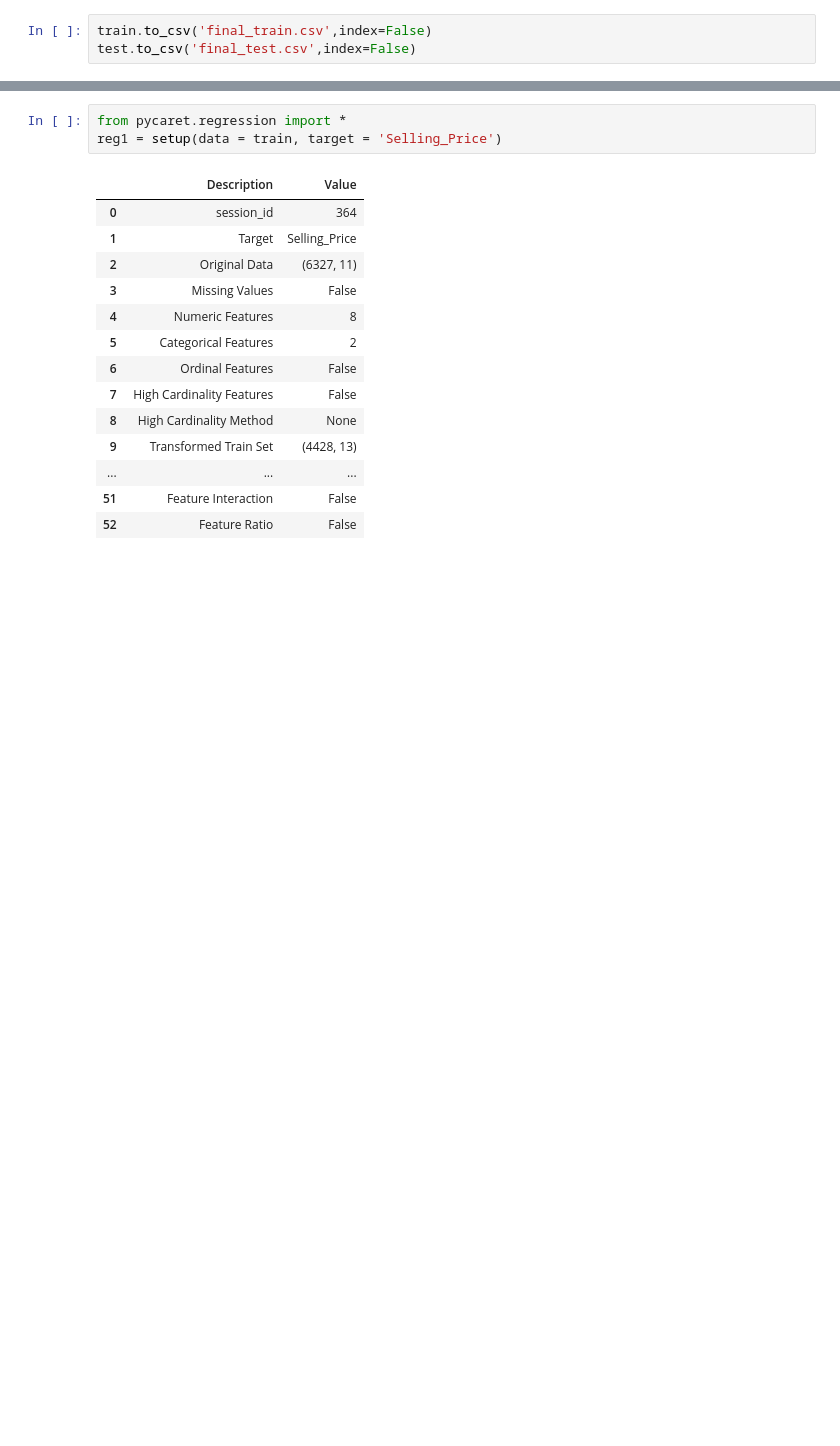
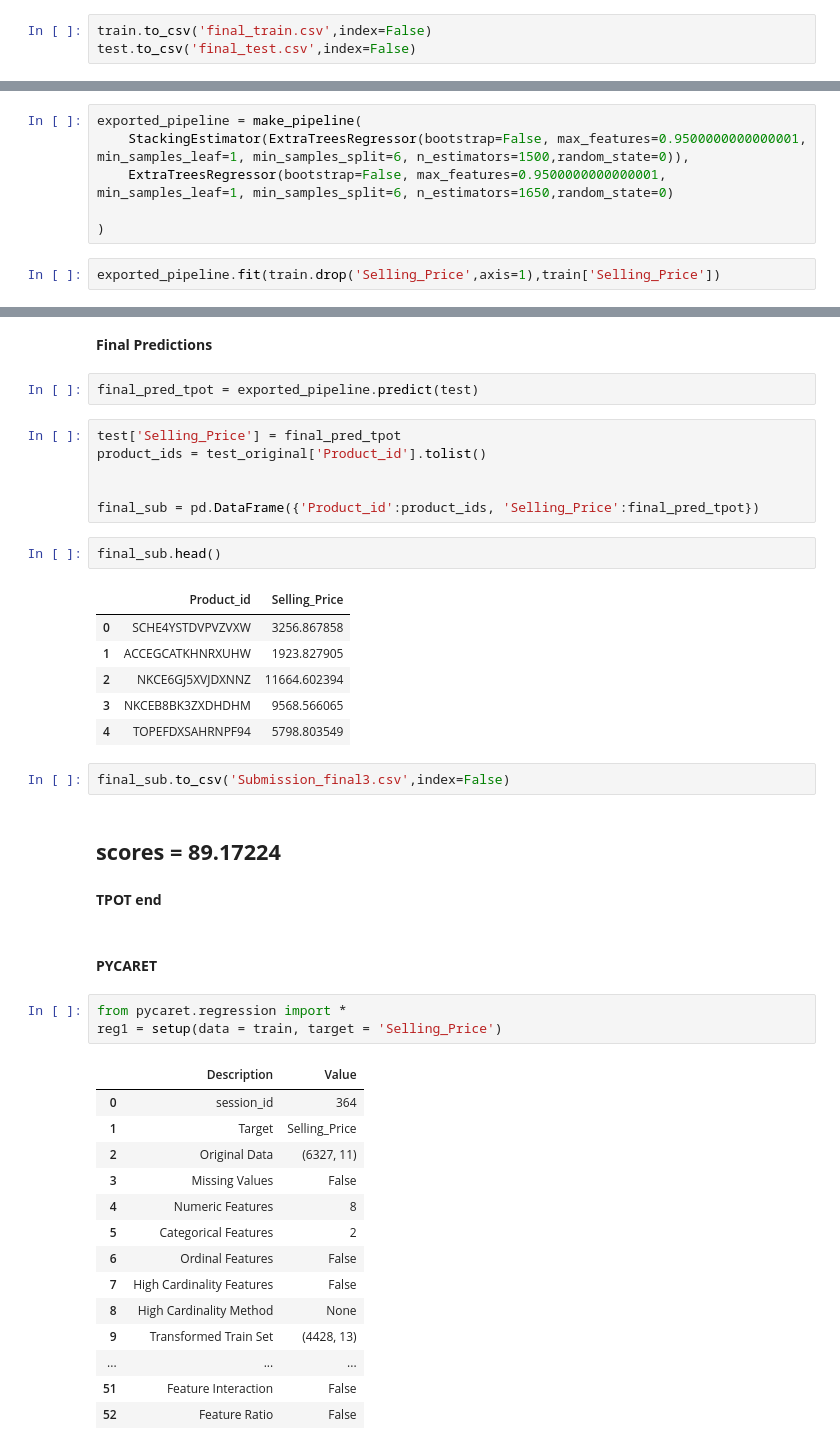
Before and after one commit to plaban1981/HACKEREARTH, a Jupyter notebook: Predict_the_price.ipynb, the cells around one changed output, grey strips where cells are left out. Drawn from its saved outputs; the diff is of its cells as text; blank space fills up the shorter version.

```diff
--- a/Predict_the_price.ipynb
+++ b/Predict_the_price.ipynb
@@ -642,0 +706,8 @@ sns.heatmap(train[optimal_features].corr(),annot=True,fmt='.2f')
+# %%
+exported_pipeline = make_pipeline(
+    StackingEstimator(ExtraTreesRegressor(bootstrap=False, max_features=0.9500000000000001, min_samples_leaf=1, min_samples_split=6, n_estimators=1500,random_state=0)),
+    ExtraTreesRegressor(bootstrap=False, max_features=0.9500000000000001, min_samples_leaf=1, min_samples_split=6, n_estimators=1650,random_state=0)
+
+)
+# %%
+exported_pipeline.fit(train.drop('Selling_Price',axis=1),train['Selling_Price'])
@@ -643,3 +732,30 @@ sns.heatmap(train[optimal_features].corr(),annot=True,fmt='.2f')
+# %% [markdown]
+**Final Predictions**
+# %%
+final_pred_tpot = exported_pipeline.predict(test)
+# %%
+test['Selling_Price'] = final_pred_tpot
+product_ids = test_original['Product_id'].tolist()
+
+
+final_sub = pd.DataFrame({'Product_id':product_ids, 'Selling_Price':final_pred_tpot})
+# %%
+final_sub.head()
+# %% [output]
+|  | Product_id | Selling_Price |
+| 0 | SCHE4YSTDVPVZVXW | 3256.867858 |
+| 1 | ACCEGCATKHNRXUHW | 1923.827905 |
+| 2 | NKCE6GJ5XVJDXNNZ | 11664.602394 |
+| 3 | NKCEB8BK3ZXDHDHM | 9568.566065 |
+| 4 | TOPEFDXSAHRNPF94 | 5798.803549 |
+# %%
+final_sub.to_csv('Submission_final3.csv',index=False)
+# %% [markdown]
+## **scores = 89.17224**
+# %% [markdown]
+**TPOT end**
+# %% [markdown]
+#### **PYCARET**
 # %%
 from pycaret.regression import *
 reg1 = setup(data = train, target = 'Selling_Price')
```
Also changed, not shown: parts of 16 cells of this notebook.
